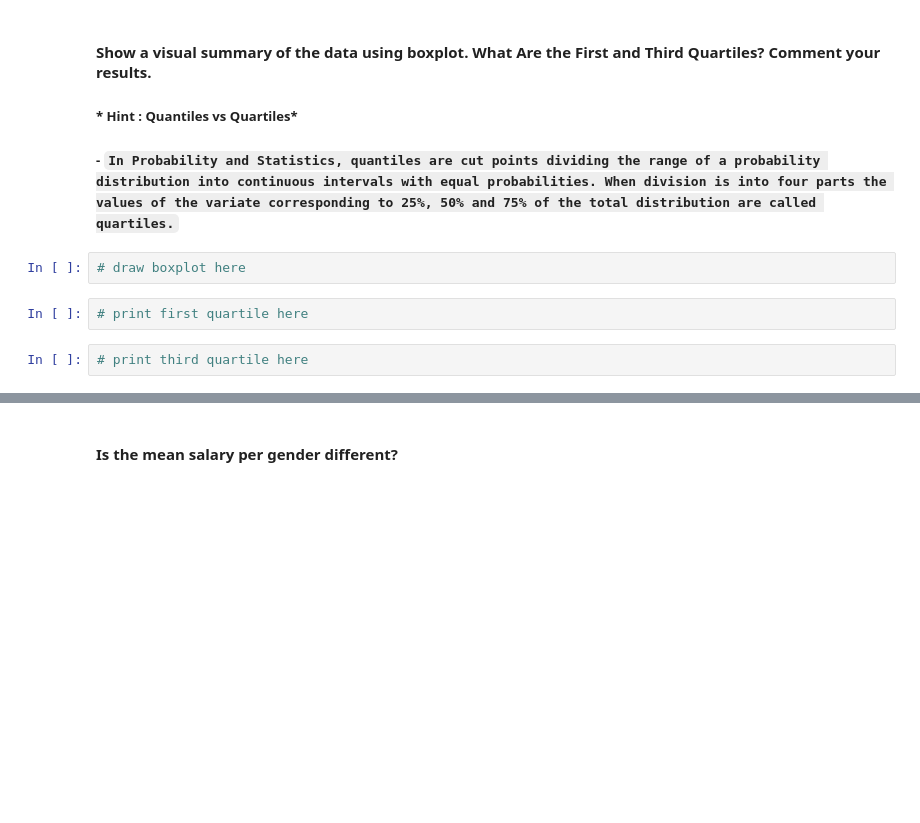
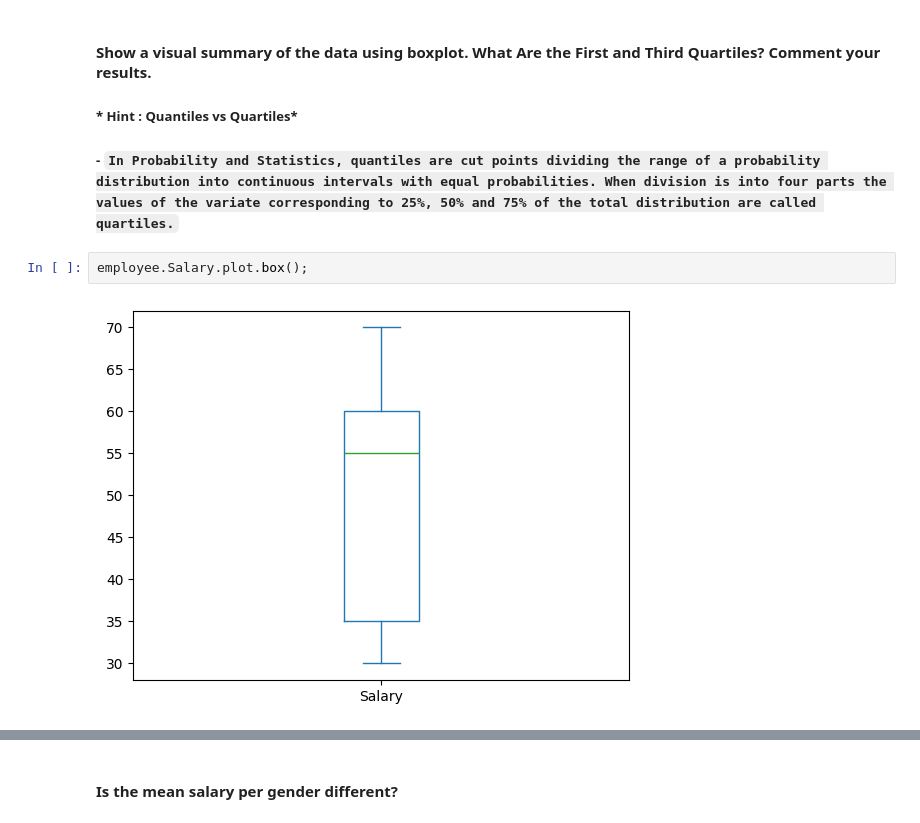
Before and after one commit to Ironhack-Data-Madrid-Octubre-2023/5.1-lab_subsetting_and_descriptive_stats, a Jupyter notebook: your-code/main.ipynb, the cells around one changed output, grey strips where cells are left out. Drawn from its saved outputs; the diff is of its cells as text; blank space fills up the shorter version.

```diff
--- a/your-code/main.ipynb
+++ b/your-code/main.ipynb
@@ -278,9 +284,7 @@ Name: Salary, dtype: int64
 #### Show a visual summary of the data using boxplot. What Are the First and Third Quartiles? Comment your results.
 ##### * Hint : Quantiles vs Quartiles*
 ##### - `In Probability and Statistics, quantiles are cut points dividing the range of a probability distribution into continuous intervals with equal probabilities. When division is into four parts the values of the variate corresponding to 25%, 50% and 75% of the total distribution are called quartiles.`
-# %%
-# draw boxplot here
-# %%
-# print first quartile here
-# %%
-# print third quartile here
+# %%
+employee.Salary.plot.box();
+# %% [output]
+[figure, added]
```
Also changed, not shown: parts of 16 cells of this notebook.
